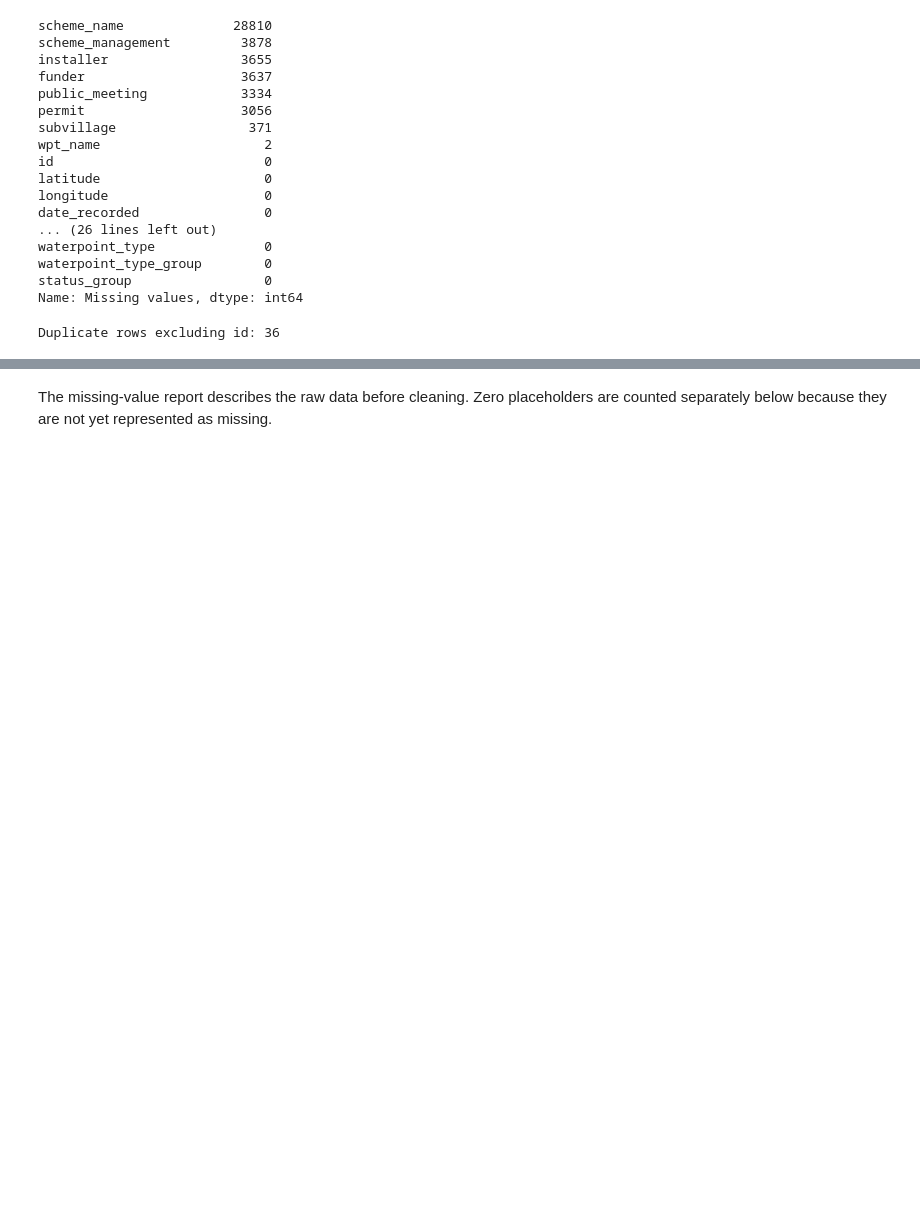
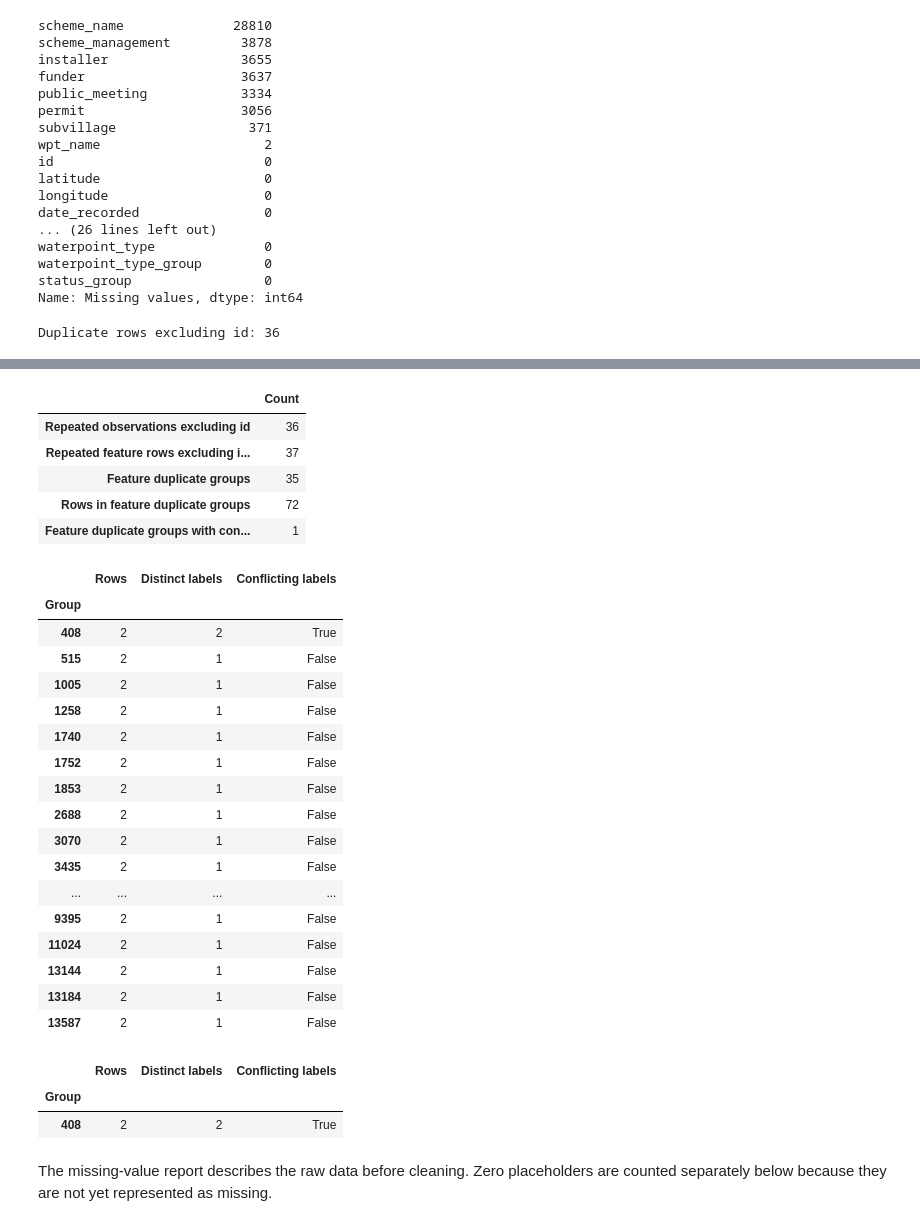
Before and after one commit to marblehub/data-circle, a Jupyter notebook: projects/water_pumps/team-WTM/notebooks/data_audit.ipynb, the cells around one changed output, grey strips where cells are left out. Cells and saved outputs as stored; diff of their text form; code cells hidden in the pictures; blank space fills up the shorter version.

```diff
--- a/projects/water_pumps/team-WTM/notebooks/data_audit.ipynb
+++ b/projects/water_pumps/team-WTM/notebooks/data_audit.ipynb
@@ -218,3 +216,37 @@ Duplicate rows excluding id: 36
+# %%
+duplicate_report = investigate_duplicates(train_data)
+display(duplicate_report["summary"].to_frame())
+duplicate_groups = duplicate_report["groups"]
+display(duplicate_groups.head(20))
+display(duplicate_groups.loc[duplicate_groups["Conflicting labels"]])
+# %% [output]
+|  | Count |
+| Repeated observations excluding id | 36 |
+| Repeated feature rows excluding i... | 37 |
+| Feature duplicate groups | 35 |
+| Rows in feature duplicate groups | 72 |
+| Feature duplicate groups with con... | 1 |
+|  | Rows | Distinct labels | Conflicting labels |
+| Group |  |  |  |
+| 408 | 2 | 2 | True |
+| 515 | 2 | 1 | False |
+| 1005 | 2 | 1 | False |
+| 1258 | 2 | 1 | False |
+| 1740 | 2 | 1 | False |
+| 1752 | 2 | 1 | False |
+| 1853 | 2 | 1 | False |
+| 2688 | 2 | 1 | False |
+| 3070 | 2 | 1 | False |
+| 3435 | 2 | 1 | False |
+| ... | ... | ... | ... |
+| 9395 | 2 | 1 | False |
+| 11024 | 2 | 1 | False |
+| 13144 | 2 | 1 | False |
+| 13184 | 2 | 1 | False |
+| 13587 | 2 | 1 | False |
+|  | Rows | Distinct labels | Conflicting labels |
+| Group |  |  |  |
+| 408 | 2 | 2 | True |
 # %% [markdown]
 The missing-value report describes the raw data before cleaning. Zero placeholders
 are counted separately below because they are not yet represented as missing.
```
Also changed, not shown: parts of 9 cells of this notebook, 5 other files.
